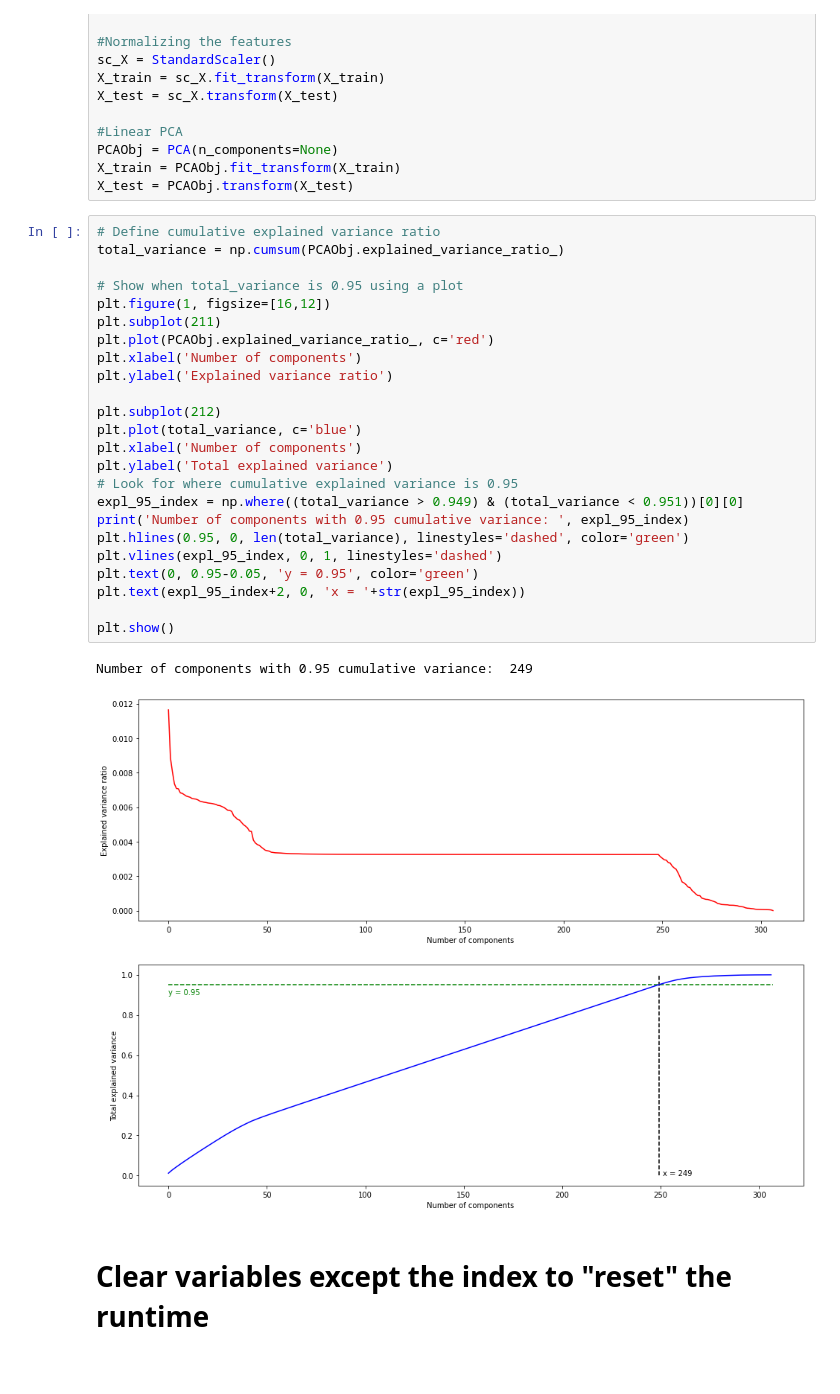
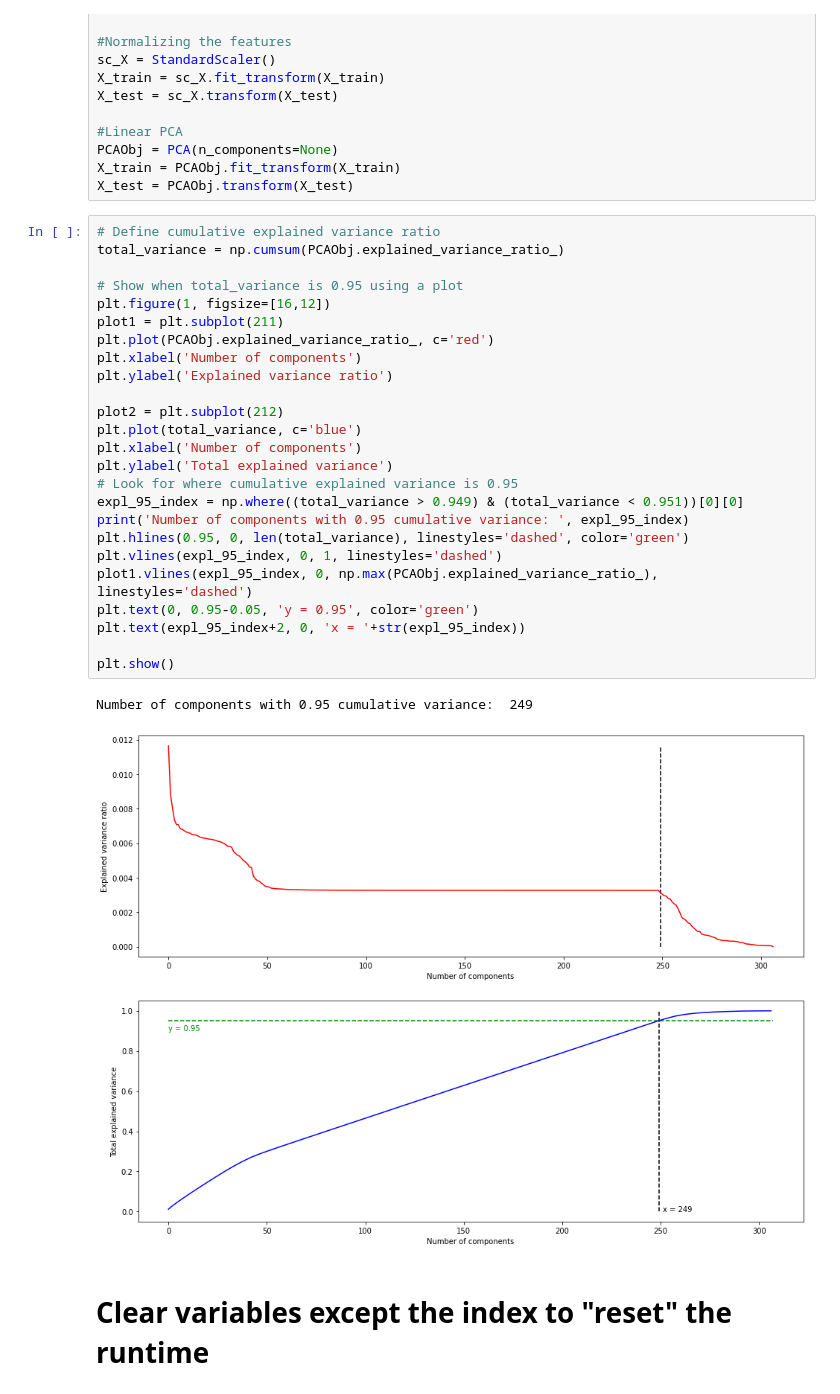
Before and after one commit to edliu2/UsedCarsProject, a Jupyter notebook: PCA_LinearReg.ipynb, the cells around one changed output. Cells and saved outputs as stored; diff of their text form.

Commit message:
added vertical line to top plot

```diff
--- a/PCA_LinearReg.ipynb
+++ b/PCA_LinearReg.ipynb
@@ -38,30 +40,31 @@ X_test = PCAObj.transform(X_test)
 # %%
 # Define cumulative explained variance ratio
 total_variance = np.cumsum(PCAObj.explained_variance_ratio_)
 
 # Show when total_variance is 0.95 using a plot
 plt.figure(1, figsize=[16,12])
-plt.subplot(211)
+plot1 = plt.subplot(211)
 plt.plot(PCAObj.explained_variance_ratio_, c='red')
 plt.xlabel('Number of components')
 plt.ylabel('Explained variance ratio')
 
-plt.subplot(212)
+plot2 = plt.subplot(212)
 plt.plot(total_variance, c='blue')
 plt.xlabel('Number of components')
 plt.ylabel('Total explained variance')
 # Look for where cumulative explained variance is 0.95
 expl_95_index = np.where((total_variance > 0.949) & (total_variance < 0.951))[0][0]
 print('Number of components with 0.95 cumulative variance: ', expl_95_index)
 plt.hlines(0.95, 0, len(total_variance), linestyles='dashed', color='green')
 plt.vlines(expl_95_index, 0, 1, linestyles='dashed')
+plot1.vlines(expl_95_index, 0, np.max(PCAObj.explained_variance_ratio_), linestyles='dashed')
 plt.text(0, 0.95-0.05, 'y = 0.95', color='green')
 plt.text(expl_95_index+2, 0, 'x = '+str(expl_95_index))
 
 plt.show()
 # %% [output]
 Number of components with 0.95 cumulative variance:  249
-[figure, old version]
+[figure, new version]
 # %% [markdown]
 # Clear variables except the index to "reset" the runtime
 # %%
```
Also changed, not shown: parts of 3 cells of this notebook.
